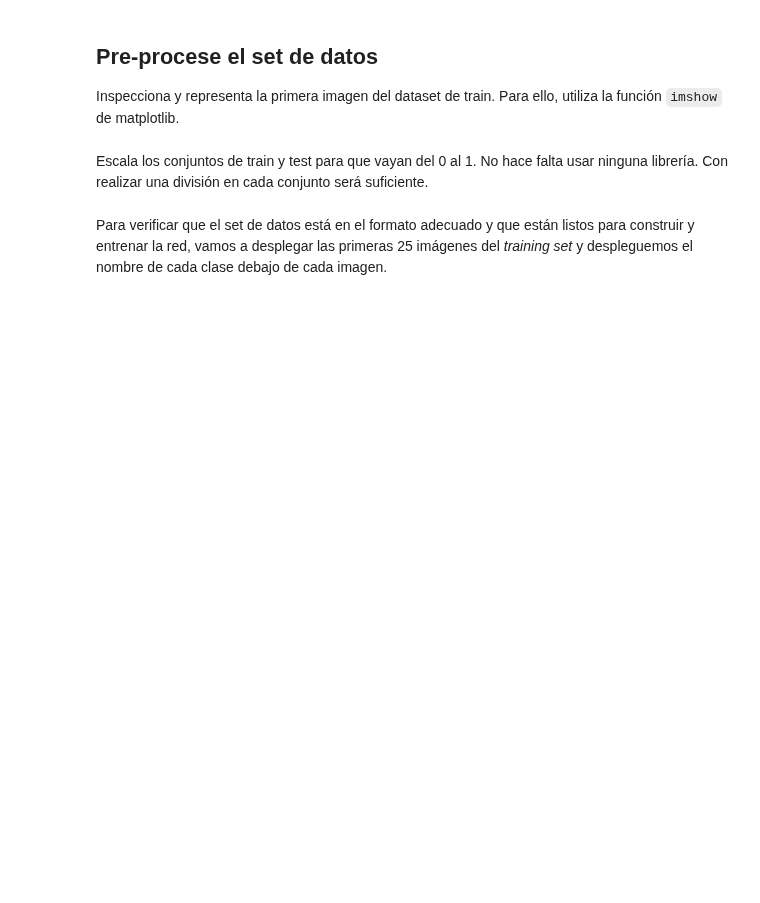
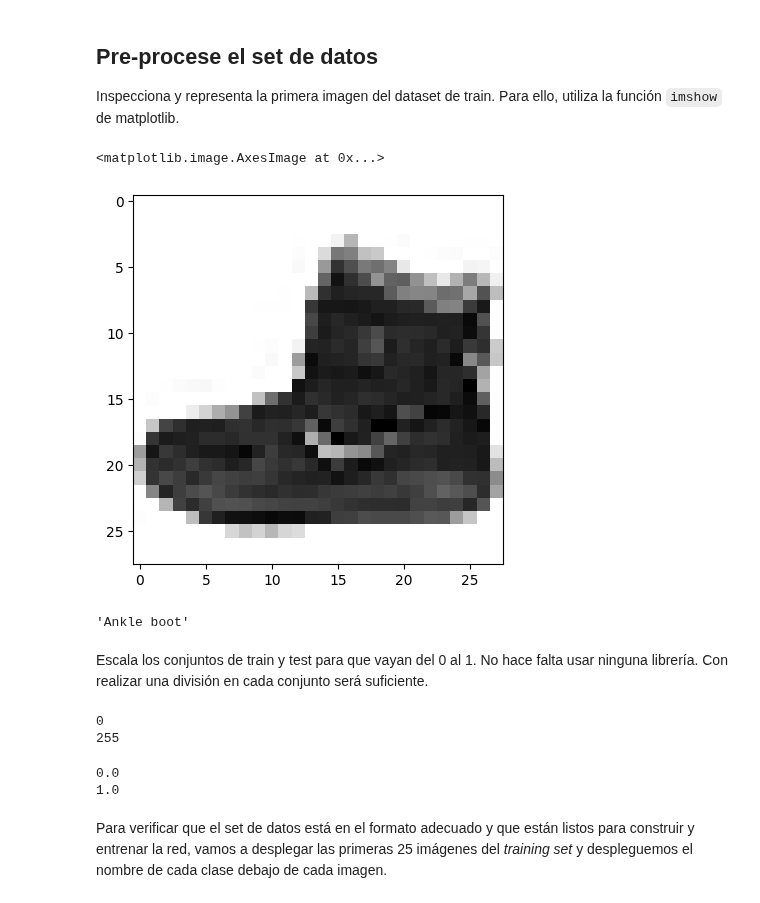
Before and after one commit to mrborjabarber/2509_dsft_thebridge_valencia, a Jupyter notebook: 3-Machine_Leaning/3-Deep_Learning/1-Intro_Deep_Learning/ejercicios/Deep_Learning_classification.ipynb, the cells around one changed output. Cells and saved outputs as stored; diff of their text form; code cells hidden in the pictures; blank space fills up the shorter version.

```diff
--- a/3-Machine_Leaning/3-Deep_Learning/1-Intro_Deep_Learning/ejercicios/Deep_Learning_classification.ipynb
+++ b/3-Machine_Leaning/3-Deep_Learning/1-Intro_Deep_Learning/ejercicios/Deep_Learning_classification.ipynb
@@ -82,3 +82,5 @@ La *class* de ropa que la imagen representa.
 Cada imagen es mapeada a una unica etiqueta. Ya que los *Class names* no estan incluidos en el dataset.
 # %%
 class_names = ['T-shirt/Top', "Trouser", "Pullover", "Dress", "Coat", "Sandal", "Shirt", "Sneaker", "Bag", "Ankle boot"]
+# %%
+dataset = keras.datasets.fashion_mnist.load_data()
@@ -84,0 +107,6 @@ class_names = ['T-shirt/Top', "Trouser", "Pullover", "Dress", "Coat", "Sandal",
+# %%
+(X_train, y_train), (X_test, y_test) = keras.datasets.fashion_mnist.load_data()
+print(X_train.shape)  # (60000, 28, 28) - 60,000 imágenes de 28x28
+print(X_test.shape)   # (10000, 28, 28) - 10,000 imágenes de 28x28
+print(y_train.shape)  # (60000,) - 60,000 etiquetas
+print(y_test.shape)   # (10000,) - 10,000 etiquetas
@@ -93,5 +156,20 @@ class_names = ['T-shirt/Top', "Trouser", "Pullover", "Dress", "Coat", "Sandal",
 ## Pre-procese el set de datos
 
 Inspecciona y representa la primera imagen del dataset de train. Para ello, utiliza la función `imshow` de matplotlib.
+# %%
+plt.imshow(X_train[0], cmap='binary')
+# %% [output]
+<matplotlib.image.AxesImage at 0x...>
+[figure, added]
+# %%
+class_names[y_train[0]]
+# %% [output]
+'Ankle boot'
 # %% [markdown]
 Escala los conjuntos de train y test para que vayan del 0 al 1. No hace falta usar ninguna librería. Con realizar una división en cada conjunto será suficiente.
+# %%
+print(X_train.min())
+print(X_train.max())
+# %% [output]
+0
+255
@@ -98,2 +179,8 @@ Escala los conjuntos de train y test para que vayan del 0 al 1. No hace falta us
+# %%
+print(X_train.min())
+print(X_train.max())
+# %% [output]
+0.0
+1.0
 # %% [markdown]
 Para verificar que el set de datos está en el formato adecuado y que están listos para construir y entrenar la red, vamos a desplegar las primeras 25 imágenes del *training set* y despleguemos el nombre de cada clase debajo de cada imagen.
```
Also changed, not shown: parts of 31 cells of this notebook, 2 other files.
